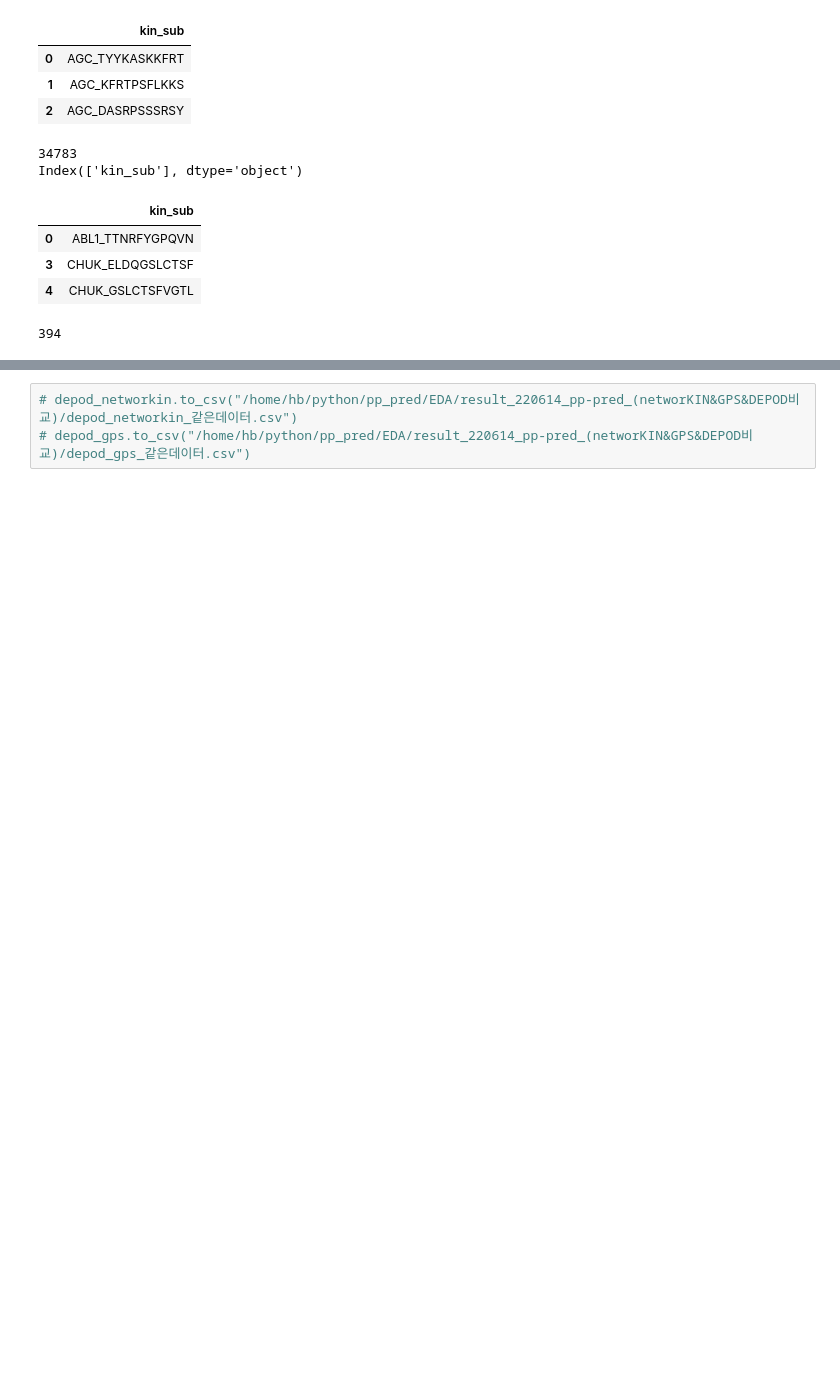
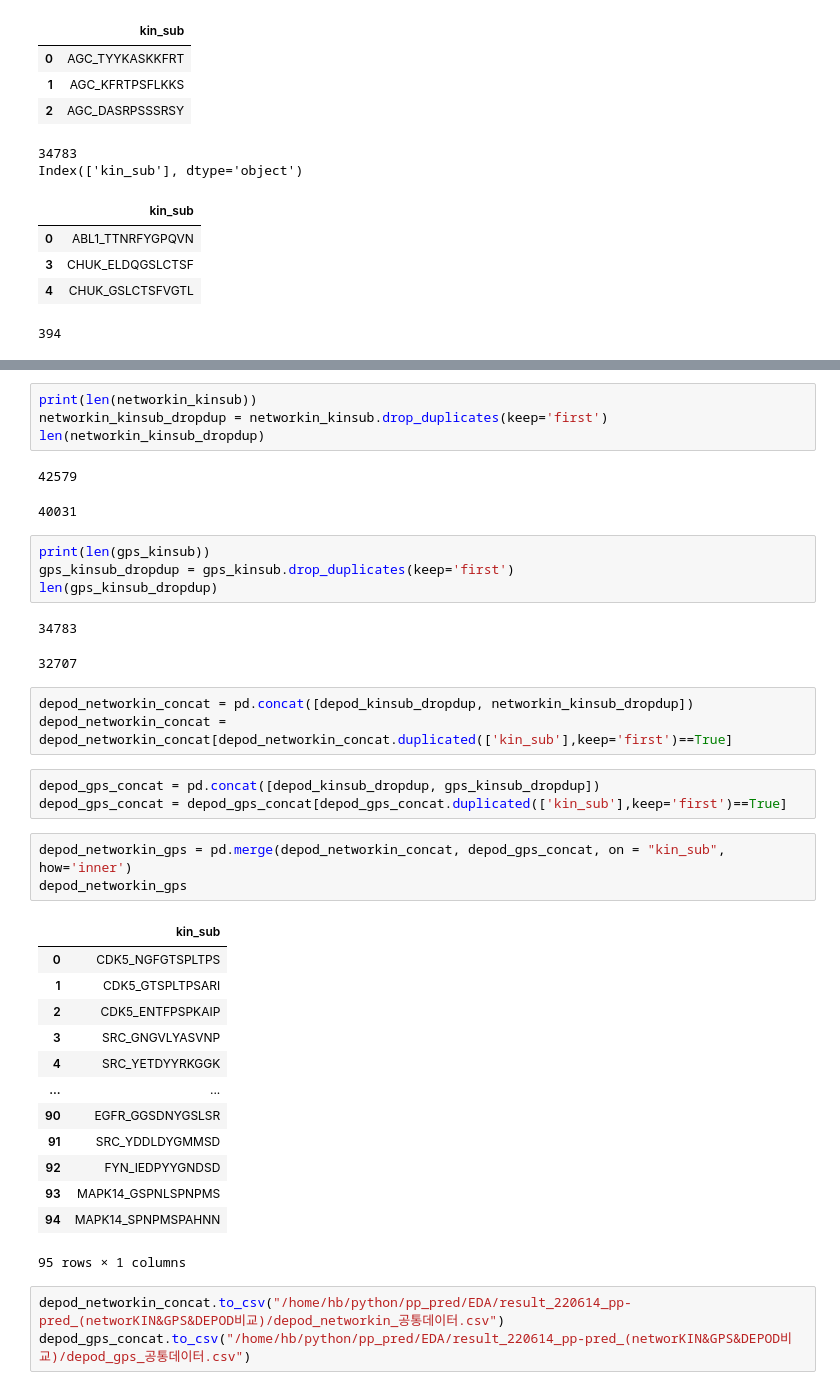
Before and after one commit to jeguring/2022_phosphorylaytion_prediction, a Jupyter notebook: EDA/220614_pp-pred_(networKIN&GPS&DEPOD비교)_v1.0_HB.ipynb, the cells around one changed output, grey strips where cells are left out. Saved outputs shown, nothing was run; the diff lists cells and outputs as text; blank space fills up the shorter version.

Commit message:
commit 공통데이터 비교

```diff
--- a/EDA/220614_pp-pred_(networKIN&GPS&DEPOD비교)_v1.0_HB.ipynb
+++ b/EDA/220614_pp-pred_(networKIN&GPS&DEPOD비교)_v1.0_HB.ipynb
@@ -253,4 +260,41 @@ Index(['Phosphorylating protein kinases', 'Substrate', 'kin_sub', 'Position',
+# %%
+print(len(networkin_kinsub))
+networkin_kinsub_dropdup = networkin_kinsub.drop_duplicates(keep='first')
+len(networkin_kinsub_dropdup)
+# %% [output]
+42579
+40031
+# %%
+print(len(gps_kinsub))
+gps_kinsub_dropdup = gps_kinsub.drop_duplicates(keep='first')
+len(gps_kinsub_dropdup)
+# %% [output]
+34783
+32707
+# %%
+depod_networkin_concat = pd.concat([depod_kinsub_dropdup, networkin_kinsub_dropdup])
+depod_networkin_concat = depod_networkin_concat[depod_networkin_concat.duplicated(['kin_sub'],keep='first')==True]
+# %%
+depod_gps_concat = pd.concat([depod_kinsub_dropdup, gps_kinsub_dropdup])
+depod_gps_concat = depod_gps_concat[depod_gps_concat.duplicated(['kin_sub'],keep='first')==True]
+# %%
+depod_networkin_gps = pd.merge(depod_networkin_concat, depod_gps_concat, on = "kin_sub", how='inner')
+depod_networkin_gps
+# %% [output]
+|  | kin_sub |
+| 0 | CDK5_NGFGTSPLTPS |
+| 1 | CDK5_GTSPLTPSARI |
+| 2 | CDK5_ENTFPSPKAIP |
+| 3 | SRC_GNGVLYASVNP |
+| 4 | SRC_YETDYYRKGGK |
+| ... | ... |
+| 90 | EGFR_GGSDNYGSLSR |
+| 91 | SRC_YDDLDYGMMSD |
+| 92 | FYN_IEDPYYGNDSD |
+| 93 | MAPK14_GSPNLSPNPMS |
+| 94 | MAPK14_SPNPMSPAHNN |
+95 rows × 1 columns
 # %%
-# depod_networkin.to_csv("/home/hb/python/pp_pred/EDA/result_220614_pp-pred_(networKIN&GPS&DEPOD비교)/depod_networkin_같은데이터.csv")
-# depod_gps.to_csv("/home/hb/python/pp_pred/EDA/result_220614_pp-pred_(networKIN&GPS&DEPOD비교)/depod_gps_같은데이터.csv")
+depod_networkin_concat.to_csv("/home/hb/python/pp_pred/EDA/result_220614_pp-pred_(networKIN&GPS&DEPOD비교)/depod_networkin_공통데이터.csv")
+depod_gps_concat.to_csv("/home/hb/python/pp_pred/EDA/result_220614_pp-pred_(networKIN&GPS&DEPOD비교)/depod_gps_공통데이터.csv")
 # %%
```
Also changed, not shown: parts of 7 cells of this notebook, 1 other file.
